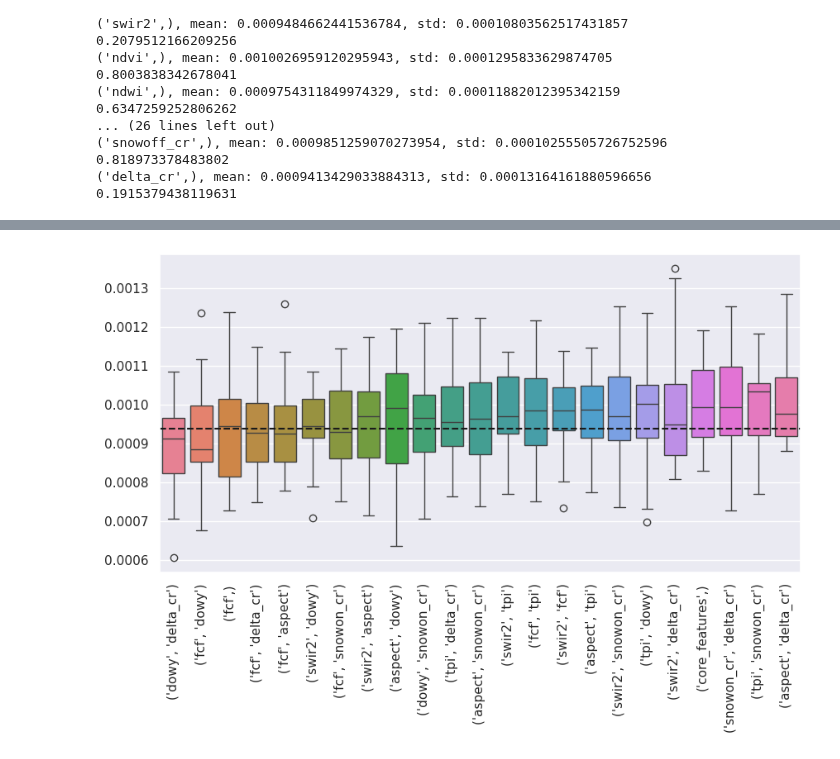
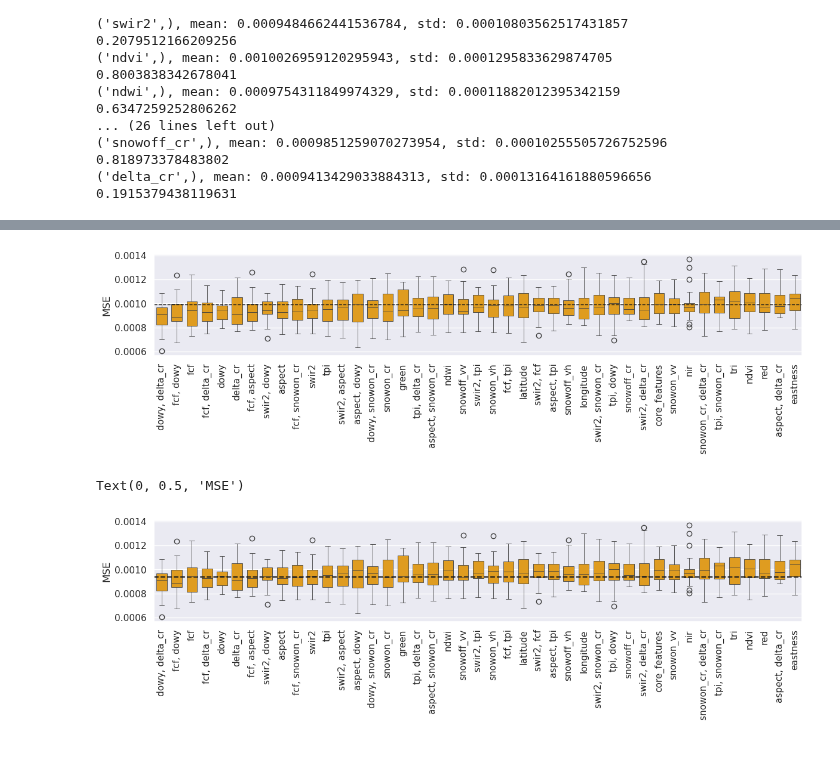
Before and after one commit to geo-smart/deep-snow, a Jupyter notebook: notebooks/train_val_test/feature_importance/check_pickle_addition_v3.ipynb, the cells around one changed output, grey strips where cells are left out. Drawn from its saved outputs; the diff is of its cells as text; code cells hidden in the pictures.

```diff
--- a/notebooks/train_val_test/feature_importance/check_pickle_addition_v3.ipynb
+++ b/notebooks/train_val_test/feature_importance/check_pickle_addition_v3.ipynb
@@ -112,17 +111,19 @@ dic_for_df[('core_features',)] = experiment_data['r0_baseline']
 dic_for_df[(r1_df[r1_df.mean().idxmin()].name,)] = r1_df[r1_df.mean().idxmin()]
 # %%
 r2_df = pd.DataFrame.from_dict(dic_for_df, orient='index').transpose()
-r2_df.columns = [f'{col}' for col in r2_df.columns]
+r2_df.columns = [', '.join(col) if isinstance(col, tuple) else str(col) for col in r2_df.columns]
 means = r2_df.mean()
 sorted_columns = means.sort_values().index
 r2_df = r2_df[sorted_columns]
 # %%
 sns.set_theme()
-f, ax = plt.subplots(figsize=(10, 5))
-sns.boxplot(data=r2_df, ax=ax)
-ax.axhline(r1_df[r1_df.mean().idxmin()].mean(), c='k', linestyle='--')
-#sns.swarmplot(data=r2_df, ax=ax)
+f, ax = plt.subplots(figsize=(14, 2.2))
+sns.boxplot(data=r2_df, ax=ax, linewidth=0.6, width=0.7, color='orange')
+#ax.axhline(r1_df[r1_df.mean().idxmin()].mean(), c='red', linestyle='--', linewidth=1)
+ax.axhline(r1_df.core_features.mean(), c='k', linestyle='--', linewidth=1)
 ax.tick_params(axis='x', rotation=90)
-#ax.axhline(df.core_features.median(), c='r')
+ax.set_ylabel('MSE')
+
+plt.savefig('../../../figs/addition_MSE_change_r1and2_v1.png', dpi=400, bbox_inches="tight")
 # %% [output]
-[figure, old version]
+[figure, new version]
@@ -128,0 +141,12 @@ ax.tick_params(axis='x', rotation=90)
+# %%
+sns.set_theme()
+f, ax = plt.subplots(figsize=(14, 2.2))
+sns.boxplot(data=r2_df, ax=ax, linewidth=0.6, width=0.7, color='orange')
+ax.axhline(r1_df[r1_df.mean().idxmin()].mean(), c='k', linestyle='--')
+ax.tick_params(axis='x', rotation=90)
+ax.set_ylabel('MSE')
+
+#plt.savefig('../../../figs/addition_MSE_change_r2_v1.png', dpi=400, bbox_inches="tight")
+# %% [output]
+Text(0, 0.5, 'MSE')
+[figure, added]
```
Also changed, not shown: parts of 4 cells of this notebook, 15 other files.
